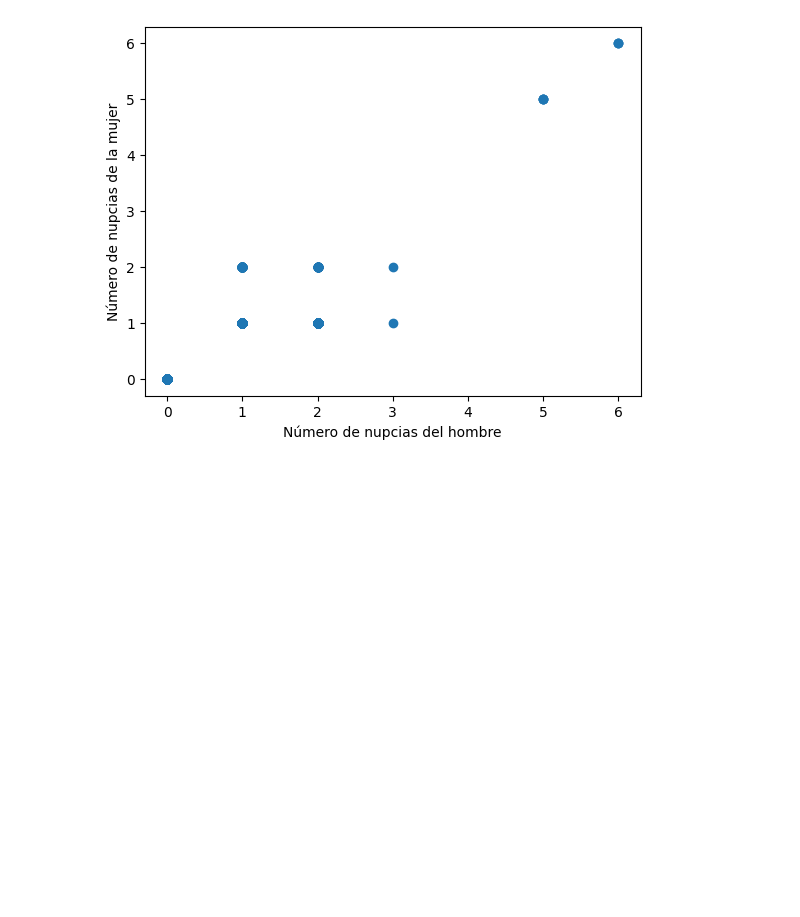
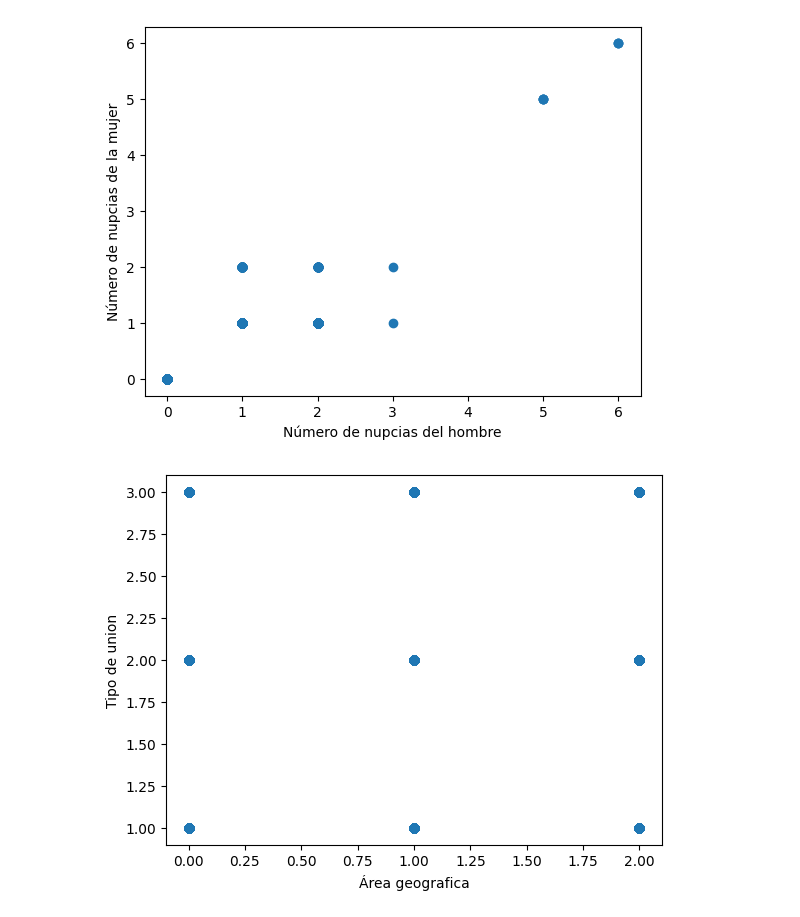
Before and after one commit to rsmith1220/MineriaDeDatos, a Jupyter notebook: exploracion.ipynb, the cells around one changed output. Saved outputs shown, nothing was run; the diff lists cells and outputs as text; code cells hidden in the pictures; blank space fills up the shorter version.

```diff
--- a/exploracion.ipynb
+++ b/exploracion.ipynb
@@ -245,3 +260,24 @@ plt.ylabel('Número de nupcias de la mujer')
 plt.show()
 # %% [output]
 [figure]
+# %%
+import pandas as pd
+import matplotlib.pyplot as plt
+
+df = pd.read_csv('archivo_limpio.csv')
+
+# Eliminar registros donde NUPHOM y/o NUPMUJ son 9 (ignorados)
+df = df[(df.AREAG != 9) & (df.CLAUNI != 9)]
+
+x = df['AREAG']
+y = df['CLAUNI']
+
+
+
+# Crear scatter plot
+plt.scatter(x, y)
+plt.xlabel("Área geografica")
+plt.ylabel("Tipo de union")
+plt.show()
+# %% [output]
+[figure, added]
```
Also changed, not shown: parts of 2 cells of this notebook.
